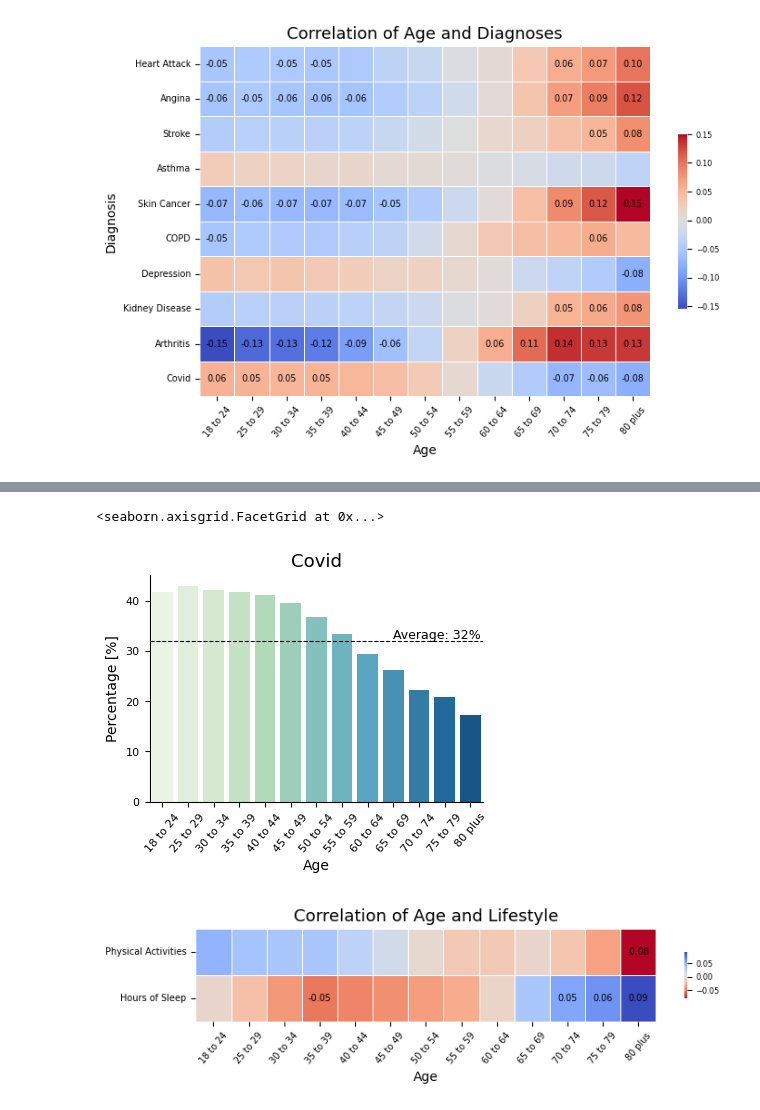
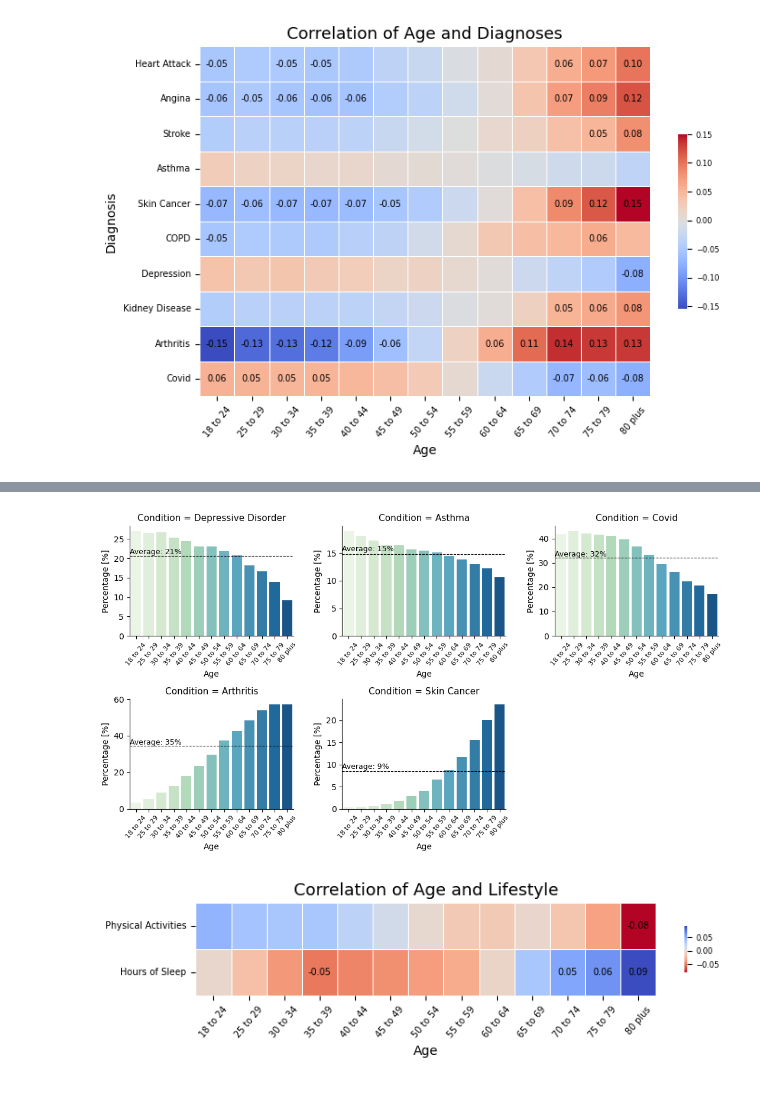
Before and after one commit to Thymin3/Heart-Disease-EDA-and-Visualization, a Jupyter notebook: Heart Disease EDA and Visualization.ipynb, the cells around one changed output, grey strips where cells are left out. Saved outputs shown, nothing was run; the diff lists cells and outputs as text; code cells hidden in the pictures.

```diff
--- a/Heart Disease EDA and Visualization.ipynb
+++ b/Heart Disease EDA and Visualization.ipynb
@@ -655,27 +547,0 @@ fig.set_xticklabels(labels= ["18 to 24", "25 to 29", "30 to 34", "35 to 39", "40
-# %%
-# Calculating the ratio of "Yes" to all occurrences for each age category as percentages
-covid_by_age = df_original.groupby("AgeCategory")["CovidPos"].value_counts().unstack()
-covid_by_age["Sum"] = covid_by_age.sum(axis=1)
-
-# Combined "Yes" and "Tested positive using home test without a health professional"
-average_covid_by_age = (covid_by_age["Yes"] + covid_by_age["Tested positive using home test without a health professional"])/covid_by_age["Sum"] * 100
-average_covid_overall = (df_original["CovidPos"].value_counts()["Yes"] +  df_original["CovidPos"].value_counts()["Tested positive using home test without a health professional"]) / len(df_original) * 100
-
-# Merging the calculated averages into the original DataFrame on the "AgeCategory" column
-df_covid = pd.merge(df_original, average_covid_by_age.rename("AverageCovid").reset_index(), on="AgeCategory", how="left")
-
-# Plotting
-fig = sns.catplot(kind="bar", data=df_covid, x="AgeCategory", y="AverageCovid", order=age_category_order, palette= "GnBu", height=3, aspect=1.5)
-plt.axhline(y=average_covid_overall, color="black", linestyle='--', linewidth=0.8)
-
-# Setting lables
-plt.title("Covid", fontsize=13)
-plt.xlabel("Age")
-plt.ylabel("Percentage [%]")
-plt.xticks(fontsize=ticksize)
-plt.yticks(fontsize=ticksize)
-plt.text(9, average_covid_overall + 0.5, f'Average: {average_covid_overall:.0f}%', fontsize=9)
-fig.set_xticklabels(labels= ["18 to 24", "25 to 29", "30 to 34", "35 to 39", "40 to 44", "45 to 49", "50 to 54", "55 to 59", "60 to 64", "65 to 69", "70 to 74", "75 to 79","80 plus"], rotation=50)
-# %% [output]
-<seaborn.axisgrid.FacetGrid at 0x...>
-[figure, removed]
@@ -682,3 +599,41 @@ fig.set_xticklabels(labels= ["18 to 24", "25 to 29", "30 to 34", "35 to 39", "40
+# %%
+df_combined = pd.concat([
+    df_depression.assign(Condition="Depressive Disorder"),
+    df_asthma.assign(Condition="Asthma"),
+    df_covid.assign(Condition="Covid"),
+    df_arthritis.assign(Condition="Arthritis"),
+    df_skin_cancer.assign(Condition="Skin Cancer"),
+])
+
+# Create FacetGrid
+g = sns.FacetGrid(df_combined, col="Condition", height=3, aspect=1.2, col_wrap=3, sharey=False, sharex=False)
+
+# Plot each condition on its respective subplot
+g.map_dataframe(sns.barplot, x="AgeCategory", y="AverageDepression", order=age_category_order, palette="GnBu")
+g.map_dataframe(sns.barplot, x="AgeCategory", y="AverageAsthma", order=age_category_order, palette="GnBu")
+g.map_dataframe(sns.barplot, x="AgeCategory", y="AverageCovid", order=age_category_order, palette="GnBu")
+g.map_dataframe(sns.barplot, x="AgeCategory", y="AverageArthritis", order=age_category_order, palette="GnBu")
+g.map_dataframe(sns.barplot, x="AgeCategory", y="AverageSkinCancer", order=age_category_order, palette="GnBu")
+
+# Add average lines and text annotations
+for ax, Condition, average in zip(g.axes, ["Depressive Disorder", "Asthma", "Covid", "Arthritis", "Skin Cancer"],
+                                   [average_depression_overall, average_asthma_overall, average_covid_overall, average_arthritis_overall,
+                                    average_skin_cancer_overall]):
+    ax.axhline(y=average, color="black", linestyle='--', linewidth=0.8)
+    ax.text(-0.5, average + 0.5, f'Average: {average:.0f}%', fontsize=9)
+
+# Set labels and ticks
+for ax in g.axes:
+    ax.set_title(ax.get_title(), fontsize=11)
+    ax.set_xlabel("Age")
+    ax.set_ylabel("Percentage [%]")
+    ax.set_xticklabels(labels=["18 to 24", "25 to 29", "30 to 34", "35 to 39", "40 to 44", "45 to 49", "50 to 54",
+                                "55 to 59", "60 to 64", "65 to 69", "70 to 74", "75 to 79", "80 plus"], rotation=50, fontsize=ticksize)
+
+plt.tight_layout()
+plt.show()
+# %% [output]
+[figure, added]
 # %%
 # Computing the correlation matrix
 corr_matrix = df_numerical.loc[:, age+lifestyle].corr()
```
Also changed, not shown: parts of 27 cells of this notebook, 1 other file.
